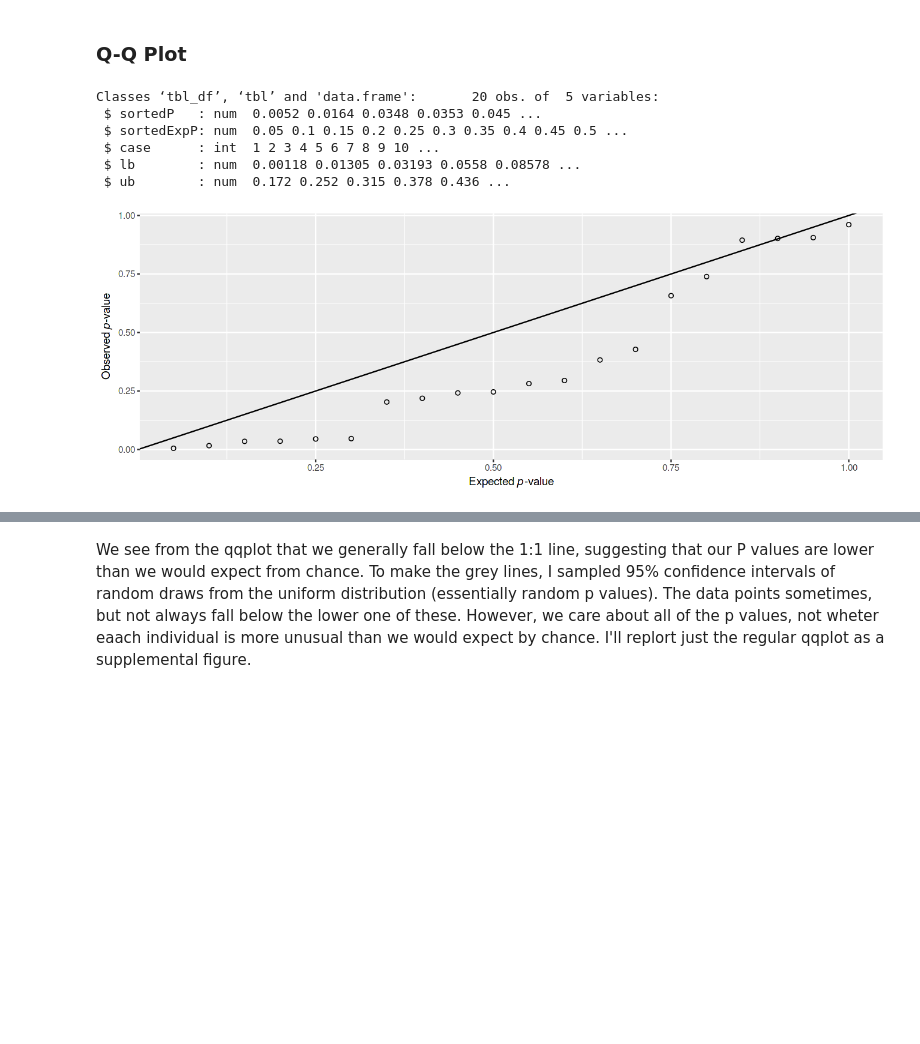
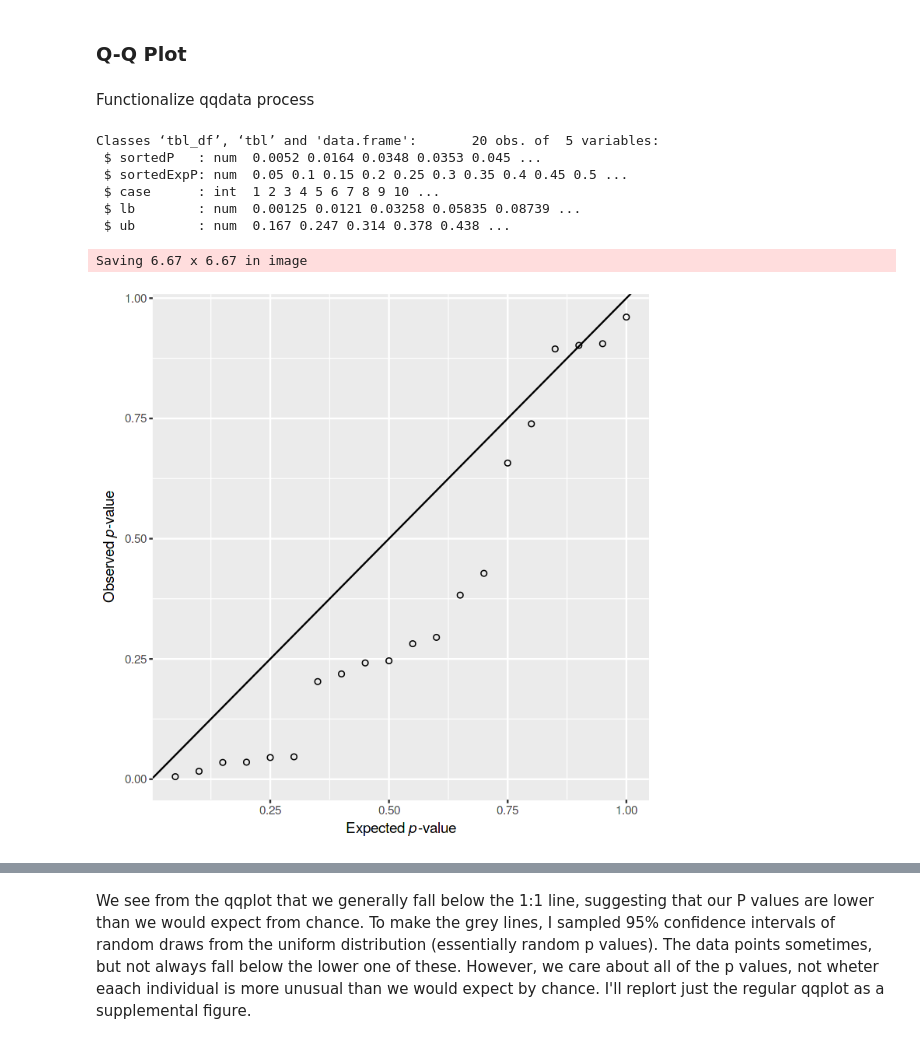
Before and after one commit to cramjaco/Nyvac_096_Microbiome, a Jupyter notebook: Mar2018_096.ipynb, the cells around one changed output, grey strips where cells are left out. Cells and saved outputs as stored; diff of their text form; code cells hidden in the pictures; blank space fills up the shorter version.

```diff
--- a/Mar2018_096.ipynb
+++ b/Mar2018_096.ipynb
@@ -1374,3 +1358,5 @@ sortedExpP <- sort(exp2)
+# %% [markdown]
+Functionalize qqdata process
 # %%
 my_runif <- function(Len){
     loc_runif <- runif(n = Len)
@@ -1382,24 +1368,42 @@ calc_bound <- function(df, bound){
     quantile(df$relement, bound)
 }
 
-random_pvalues <- data.frame(iter = 1:10000) %>%
+make_qqdata <- function(pvec, nboot = 10000){
+    locP <- pvec
+
+LP <- length(locP)
+#1:10 %>% map(runif, n = LP)
+sortedP <- sort(locP)
+exp2 <- 1:length(locP)/length(locP)
+sortedExpP <- sort(exp2)
+
+random_pvalues <- data.frame(iter = 1:nboot) %>%
 mutate(rand = map(iter, ~my_runif(Len = LP))) %>% unnest %>%
 nest(-case) %>%
 mutate(lb = map_dbl(data, ~calc_bound(., 0.025)),
       ub = map_dbl(data, ~calc_bound(.,0.975))) %>% dplyr::select (-data)
+
+qqdata <- bind_cols(sortedP = sortedP, sortedExpP = sortedExpP, random_pvalues)
+
+return(qqdata)
+}
-# %%
-qqdata <- bind_cols(sortedP = sortedP, sortedExpP = sortedExpP, random_pvalues)
-qqdata %>% str
-# %% [output]
-Classes ‘tbl_df’, ‘tbl’ and 'data.frame':       20 obs. of  5 variables:
- $ sortedP   : num  0.0052 0.0164 0.0348 0.0353 0.045 ...
- $ sortedExpP: num  0.05 0.1 0.15 0.2 0.25 0.3 0.35 0.4 0.45 0.5 ...
- $ case      : int  1 2 3 4 5 6 7 8 9 10 ...
- $ lb        : num  0.00118 0.01305 0.03193 0.0558 0.08578 ...
- $ ub        : num  0.172 0.252 0.315 0.378 0.436 ...
+# %%
+qqdata_permKernMir <- make_qqdata(permKernTable$mir.P)
+# %%
+qqdata_permKernMir %>% str
+# %% [output]
+Classes ‘tbl_df’, ‘tbl’ and 'data.frame':       20 obs. of  5 variables:
+ $ sortedP   : num  0.0052 0.0164 0.0348 0.0353 0.045 ...
+ $ sortedExpP: num  0.05 0.1 0.15 0.2 0.25 0.3 0.35 0.4 0.45 0.5 ...
+ $ case      : int  1 2 3 4 5 6 7 8 9 10 ...
+ $ lb        : num  0.00125 0.0121 0.03258 0.05835 0.08739 ...
+ $ ub        : num  0.167 0.247 0.314 0.378 0.438 ...
 # %%
-qqdata %>% ggplot(aes(x = sortedExpP, y = sortedP)) + geom_point(shape = 1) + geom_abline(intercept = 0, slope = 1) +
+options(repr.plot.width=6, repr.plot.height= 6)
+qqdata_permKernMir %>% ggplot(aes(x = sortedExpP, y = sortedP)) + geom_point(shape = 1) + geom_abline(intercept = 0, slope = 1) +
 labs(x = expression(paste("Expected ", italic("p"),"-value")), y = expression(paste("Observed ", italic("p"),"-value")))
+ggsave('figures/qq_permKernMir.png')
 # %% [output]
+Saving 6.67 x 6.67 in image
-[figure, old version]
+[figure, new version]
 # %%
```
Also changed, not shown: parts of 32 cells of this notebook, 1 other file.
